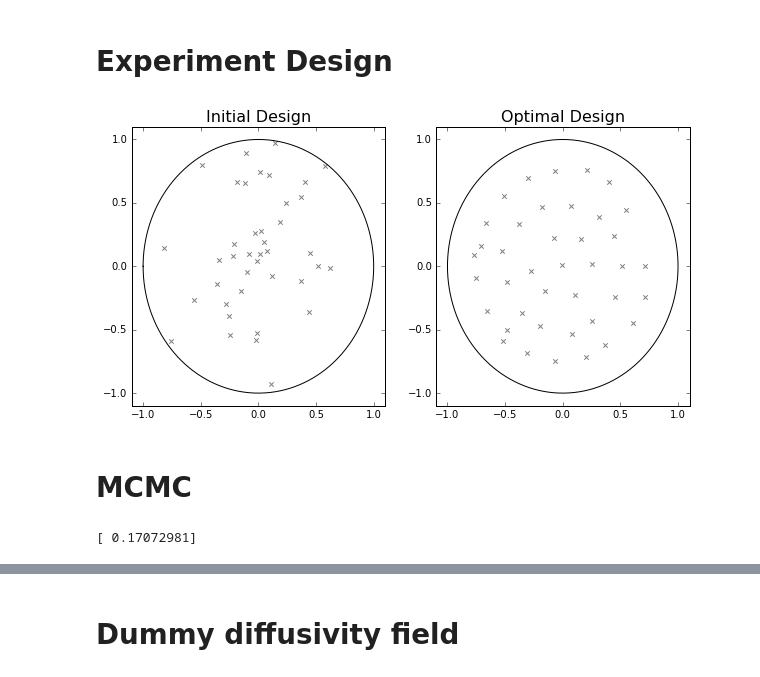
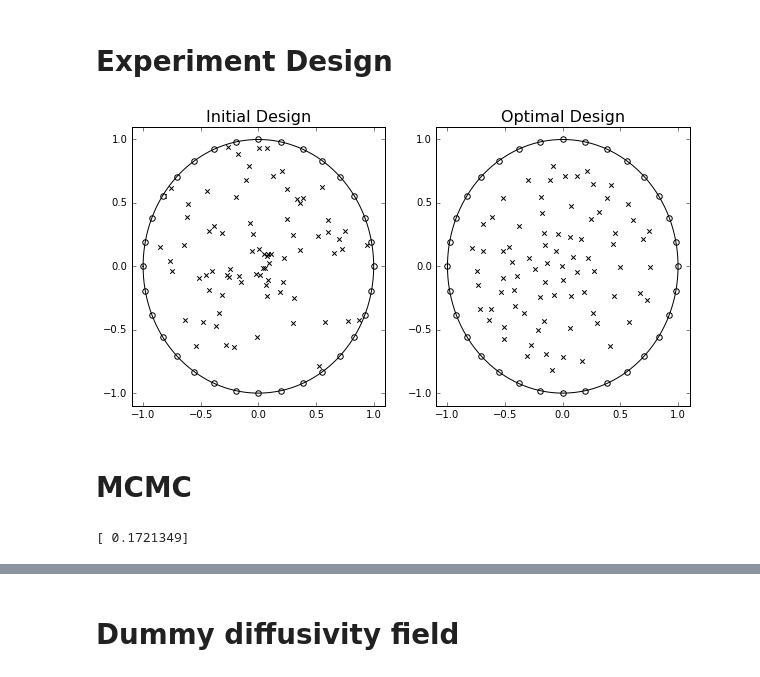
Before and after one commit to jcockayne/bayesian_pdes, a Jupyter notebook: notebooks/EIT.ipynb, the cells around one changed output, grey strips where cells are left out. Cells and saved outputs as stored; diff of their text form; code cells hidden in the pictures.

```diff
--- a/notebooks/EIT.ipynb
+++ b/notebooks/EIT.ipynb
@@ -43,3 +35,9 @@ seed_name = '/Users/benorn/samples_bayes_ed_n={}_2.h5'.format(n_pts)
+# %%
+bayesian_approach = True
+use_real_data = False
+noise_variance = 10.0
+n_pts = 80
+seed_name = 'eit_results/mean_bayes_ed_n=80.npy'.format(n_pts)
 # %%
 seed = 124
 np.random.seed(seed)
@@ -217,6 +215,9 @@ if seed_name is not None:
     elif ext == '.txt':
         tmp = np.loadtxt(seed_name)
         kappa_0 = tmp[:,2]
+    elif ext == '.npy':
+        tmp = np.load(seed_name)
+        kappa_0 = tmp
 else:
     kappa_0 = np.zeros((n_field*3, 1))
 
@@ -360,29 +361,34 @@ else:
 new_design = pol2cart(new_design)
 # %%
 def scatter_design(design):
-    plt.scatter(design[:,0], design[:,1], marker='x', c='gray')
+    plt.scatter(design[:,0], design[:,1], marker='x', c='black')
+    plt.scatter(bdy[:,0], bdy[:,1], marker='o', c='white', s=30)
     plt.plot(circ_cart[:,0], circ_cart[:,1], c='black')
+    plt.legend()
     plt.xlim(-1.1, 1.1); plt.ylim(-1.1, 1.1);
 plt.figure(figsize=(10, 5))
 plt.subplot(121)
 plt.title('Initial Design', fontsize=16)
 scatter_design(initial_design)
 plt.subplot(122)
 plt.title('Optimal Design', fontsize=16)
 scatter_design(new_design)
 plt.savefig('figures/eit_designs_{}.pdf'.format(n_pts), transparent=True, bbox_inches=0)
 # %% [output]
-[figure, old version]
+[figure, new version]
 # %% [markdown]
 # MCMC
 # %%
 state = EITState(new_design, ls_ml, proposal_op_cache)
 def potential(ls):
-    state.length_scale = np.array([ls])
-    return -state.log_likelihood(kappa_0, False)
+    res = np.empty_like(ls)
+    for ix, scale in enumerate(ls):
+        state.length_scale = np.array([scale])
+        res[ix] = -state.log_likelihood(kappa_0, False)
+    return res
 
-tmp = scipy.optimize.minimize(np.vectorize(potential), 0.1, method='Nelder-Mead')
+tmp = scipy.optimize.minimize(potential, 0.1, method='Nelder-Mead')
 ls_ml = tmp.x
 print(ls_ml)
 # %% [output]
-[ 0.17072981]
+[ 0.1721349]
```
Also changed, not shown: parts of 16 cells of this notebook.
